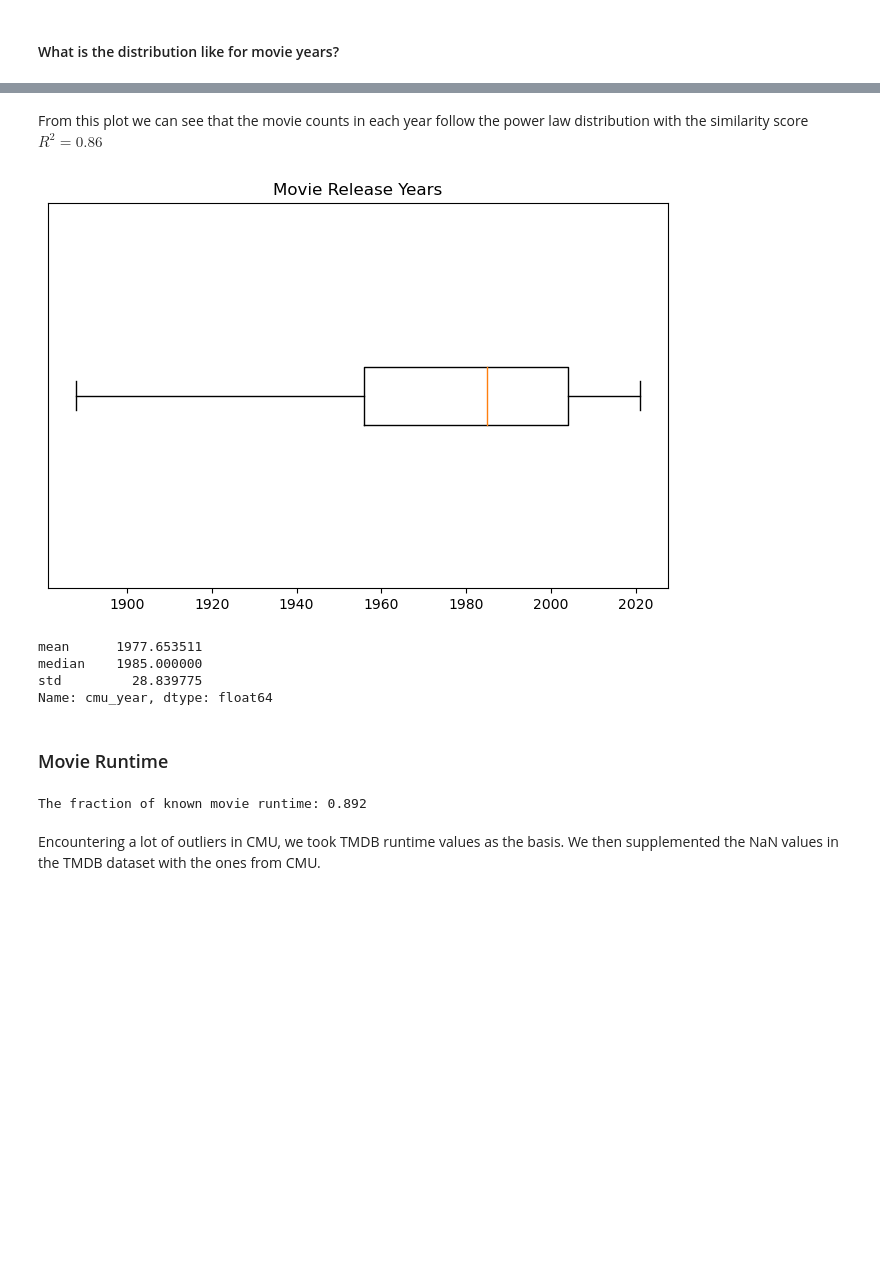
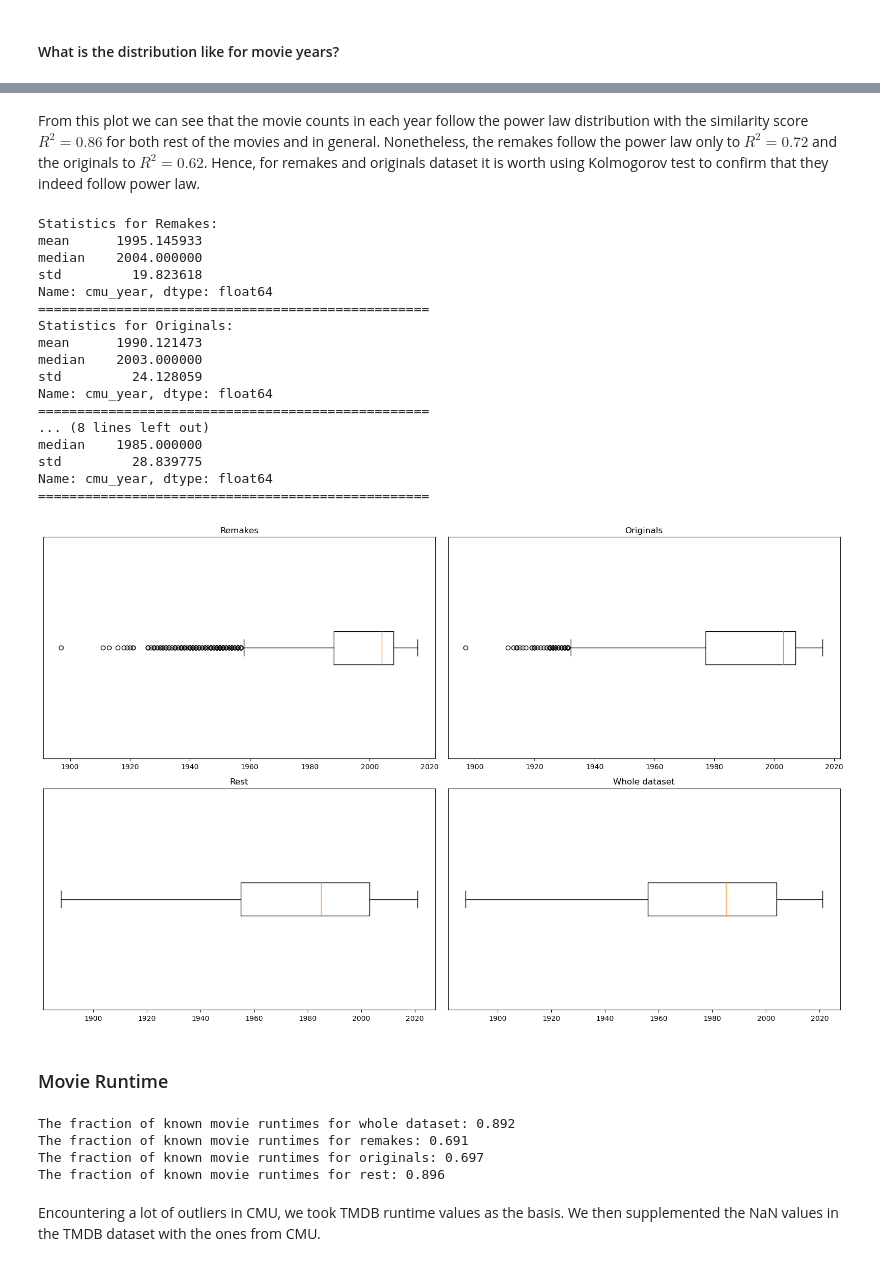
Before and after one commit to epfl-ada/ada-2024-project-madayam, a Jupyter notebook: result_eda.ipynb, the cells around one changed output, grey strips where cells are left out. Cells and saved outputs as stored; diff of their text form; code cells hidden in the pictures; blank space fills up the shorter version.

```diff
--- a/result_eda.ipynb
+++ b/result_eda.ipynb
@@ -334,23 +455,59 @@ R-squared: 0.86
 # %% [markdown]
-From this plot we can see that the movie counts in each year follow the power law distribution with the similarity score $R^{2} = 0.86$
+From this plot we can see that the movie counts in each year follow the power law distribution with the similarity score $R^{2} = 0.86$ for both rest of the movies and in general. Nonetheless, the remakes follow the power law only to $R^{2} = 0.72$ and the originals to $R^{2} = 0.62$. Hence, for remakes and originals dataset it is worth using Kolmogorov test to confirm that they indeed follow power law.
-# %%
-plt.figure(figsize=(8, 5))
-plt.boxplot(movie_years_only.dropna().astype(int), vert=False)
-plt.yticks([])
-plt.title("Movie Release Years")
-plt.show()
-movie_years_only.dropna().astype(int).aggregate(["mean", "median", "std"])
-# %% [output]
-[figure, removed]
-mean      1977.653511
-median    1985.000000
-std         28.839775
-Name: cmu_year, dtype: float64
+# %%
+def plot_boxplot_for_years(df, column_name, title, ax):
+    movie_years_only = df[column_name].dropna().astype(int)
+    ax.boxplot(movie_years_only, vert=False)
+    ax.set_yticks([])
+    ax.set_title(title)
+
+    # Print summary statistics for this dataset
+    stats = movie_years_only.aggregate(["mean", "median", "std"])
+    print(f"Statistics for {title}:")
+    print(stats)
+    print("="*50)
+
+
+# Example usage with four datasets
+fig, axes = plt.subplots(2, 2, figsize=(16, 10))
+
+plot_boxplot_for_years(df_remakes, "cmu_year", "Remakes", axes[0, 0])
+plot_boxplot_for_years(df_originals, "cmu_year", "Originals", axes[0, 1])
+plot_boxplot_for_years(df_rest, "cmu_year", "Rest", axes[1, 0])
+plot_boxplot_for_years(df_movies, "cmu_year", "Whole dataset", axes[1, 1])
+
+plt.tight_layout()
+plt.show()
+# %% [output]
+Statistics for Remakes:
+mean      1995.145933
+median    2004.000000
+std         19.823618
+Name: cmu_year, dtype: float64
+==================================================
+Statistics for Originals:
+mean      1990.121473
+median    2003.000000
+std         24.128059
+Name: cmu_year, dtype: float64
+==================================================
+... (8 lines left out)
+median    1985.000000
+std         28.839775
+Name: cmu_year, dtype: float64
+==================================================
+[figure, added]
 # %% [markdown]
 ### Movie Runtime
-# %%
-print(f'The fraction of known movie runtime: {round(len(df_movies["runtime"].dropna())/len(df_movies["runtime"]),3)}')
-# %% [output]
-The fraction of known movie runtime: 0.892
+# %%
+print(f'The fraction of known movie runtimes for whole dataset: {round(len(df_movies["runtime"].dropna())/len(df_movies["runtime"]),3)}')
+print(f'The fraction of known movie runtimes for remakes: {round(len(df_remakes["runtime"].dropna())/len(df_remakes["runtime"]),3)}')
+print(f'The fraction of known movie runtimes for originals: {round(len(df_originals["runtime"].dropna())/len(df_originals["runtime"]),3)}')
+print(f'The fraction of known movie runtimes for rest: {round(len(df_rest["runtime"].dropna())/len(df_rest["runtime"]),3)}')
+# %% [output]
+The fraction of known movie runtimes for whole dataset: 0.892
+The fraction of known movie runtimes for remakes: 0.691
+The fraction of known movie runtimes for originals: 0.697
+The fraction of known movie runtimes for rest: 0.896
 # %% [markdown]
 Encountering a lot of outliers in CMU, we took TMDB runtime values as the basis. We then supplemented the NaN values in the TMDB dataset with the ones from CMU.
```
Also changed, not shown: parts of 48 cells of this notebook.
